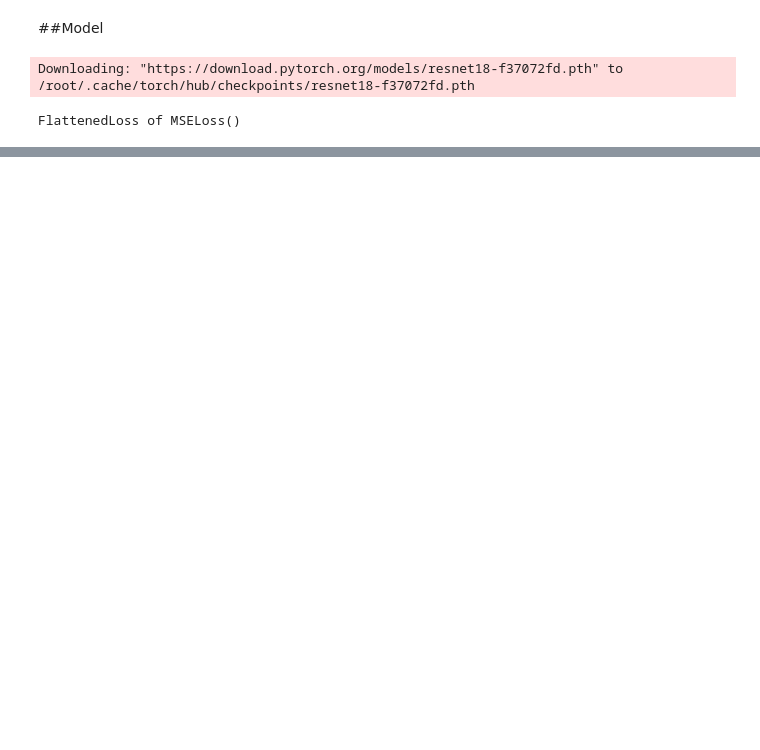
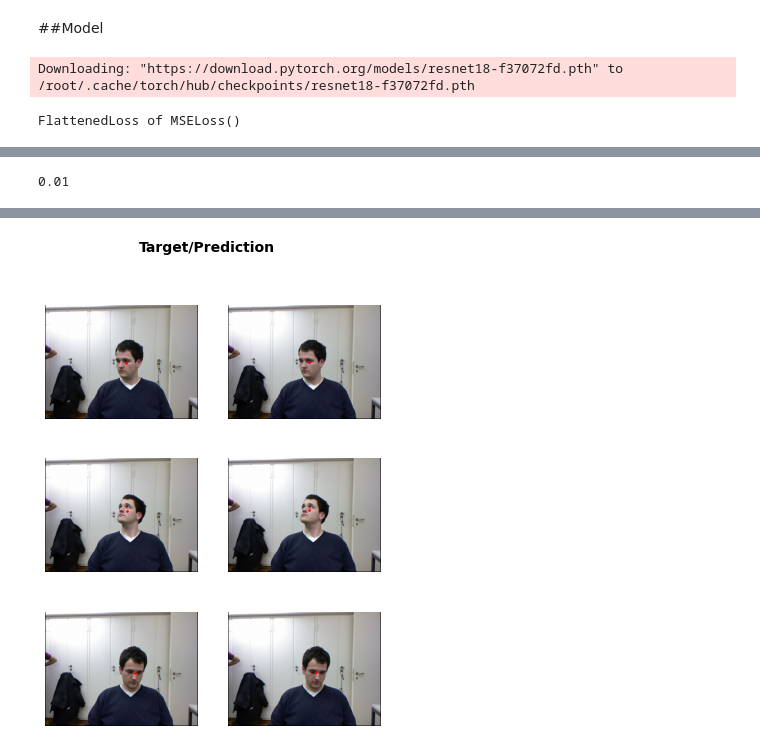
Before and after one commit to i-SanMartin/FastAI, a Jupyter notebook: 06_Multicat/Regression.ipynb, the cells around one changed output, grey strips where cells are left out. Drawn from its saved outputs; the diff is of its cells as text; code cells hidden in the pictures; blank space fills up the shorter version.

```diff
--- a/06_Multicat/Regression.ipynb
+++ b/06_Multicat/Regression.ipynb
@@ -122,0 +151,9 @@ FlattenedLoss of MSELoss()
+# %%
+#The loss will be around 0.0001 which correspond to a error in the cordinate prediction of:
+math.sqrt(0.0001)
+# %% [output]
+0.01
+# %%
+#Let's see the results
+learn.show_results(ds_idx=1, nrows=3, figsize=(6,8))
+# %% [output]
@@ -122,0 +161 @@ FlattenedLoss of MSELoss()
+[figure, added]
```
Also changed, not shown: parts of 13 cells of this notebook.
